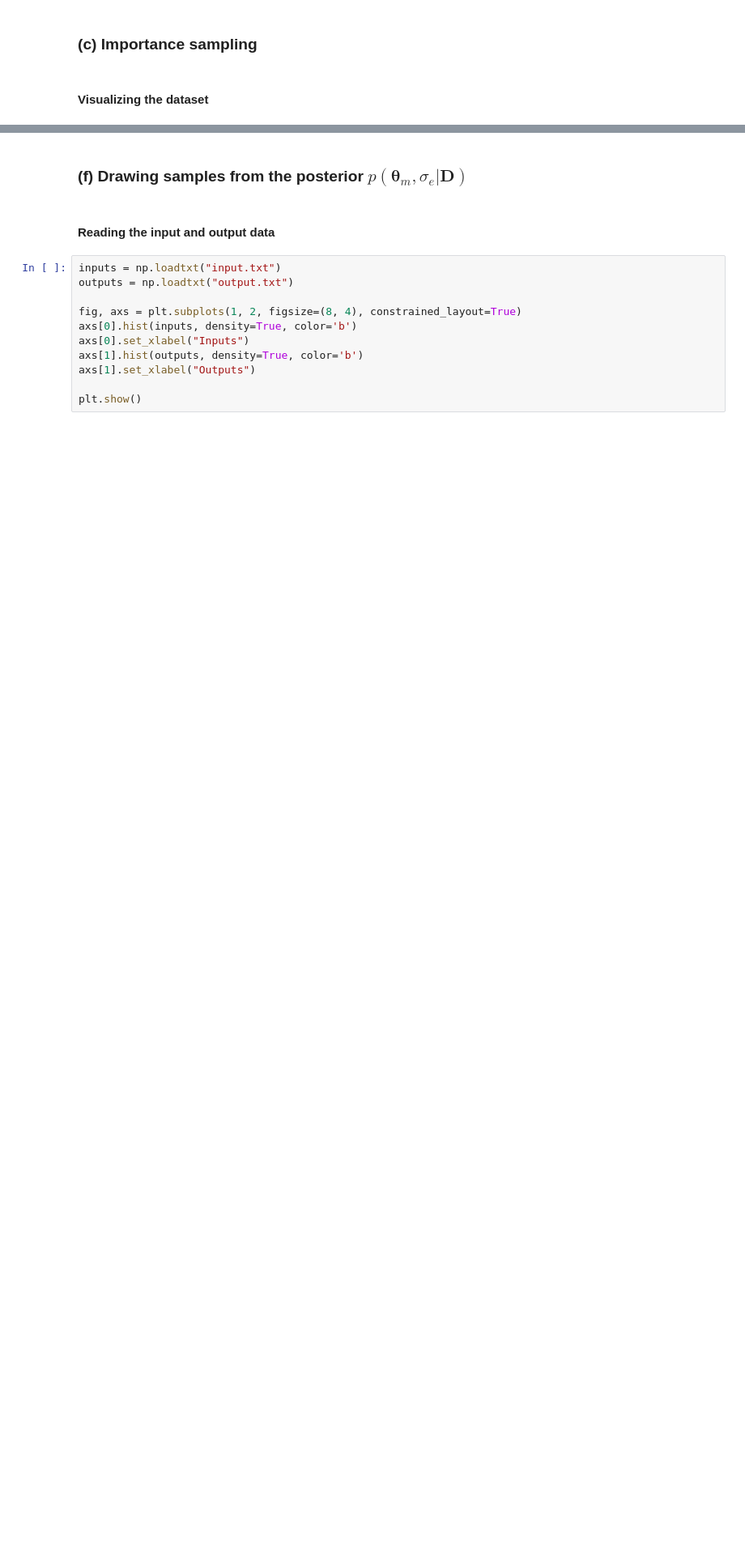
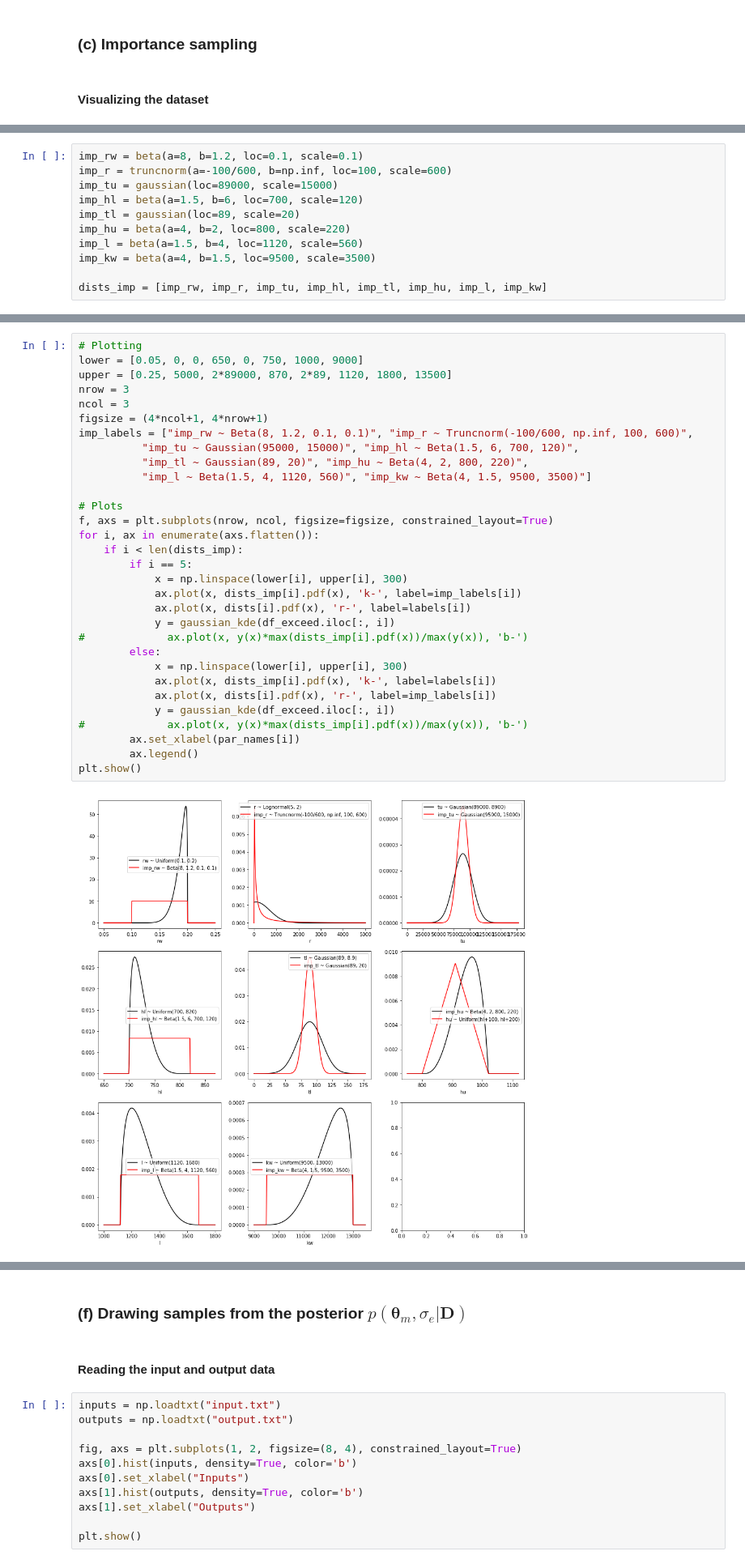
Before and after one commit to bsaakash/aakash_simcenter, a Jupyter notebook: Question3.ipynb, the cells around one changed output, grey strips where cells are left out. Shown at 81% size. Saved outputs shown, nothing was run; the diff lists cells and outputs as text; blank space fills up the shorter version.

```diff
--- a/Question3.ipynb
+++ b/Question3.ipynb
@@ -229,0 +234,11 @@ g = sns.pairplot(df, corner=False, diag_kind="kde", hue="exceed")
+# %%
+imp_rw = beta(a=8, b=1.2, loc=0.1, scale=0.1)
+imp_r = truncnorm(a=-100/600, b=np.inf, loc=100, scale=600)
+imp_tu = gaussian(loc=89000, scale=15000)
+imp_hl = beta(a=1.5, b=6, loc=700, scale=120)
+imp_tl = gaussian(loc=89, scale=20)
+imp_hu = beta(a=4, b=2, loc=800, scale=220)
+imp_l = beta(a=1.5, b=4, loc=1120, scale=560)
+imp_kw = beta(a=4, b=1.5, loc=9500, scale=3500)
+
+dists_imp = [imp_rw, imp_r, imp_tu, imp_hl, imp_tl, imp_hu, imp_l, imp_kw]
@@ -229,0 +247,33 @@ g = sns.pairplot(df, corner=False, diag_kind="kde", hue="exceed")
+# %%
+# Plotting
+lower = [0.05, 0, 0, 650, 0, 750, 1000, 9000]
+upper = [0.25, 5000, 2*89000, 870, 2*89, 1120, 1800, 13500]
+nrow = 3
+ncol = 3
+figsize = (4*ncol+1, 4*nrow+1)
+imp_labels = ["imp_rw ~ Beta(8, 1.2, 0.1, 0.1)", "imp_r ~ Truncnorm(-100/600, np.inf, 100, 600)",
+          "imp_tu ~ Gaussian(95000, 15000)", "imp_hl ~ Beta(1.5, 6, 700, 120)",
+          "imp_tl ~ Gaussian(89, 20)", "imp_hu ~ Beta(4, 2, 800, 220)",
+          "imp_l ~ Beta(1.5, 4, 1120, 560)", "imp_kw ~ Beta(4, 1.5, 9500, 3500)"]
+
+# Plots
+f, axs = plt.subplots(nrow, ncol, figsize=figsize, constrained_layout=True)
+for i, ax in enumerate(axs.flatten()):
+    if i < len(dists_imp):
+        if i == 5:
+            x = np.linspace(lower[i], upper[i], 300)
+            ax.plot(x, dists_imp[i].pdf(x), 'k-', label=imp_labels[i])
+            ax.plot(x, dists[i].pdf(x), 'r-', label=labels[i])
+            y = gaussian_kde(df_exceed.iloc[:, i])
+#             ax.plot(x, y(x)*max(dists_imp[i].pdf(x))/max(y(x)), 'b-')
+        else:
+            x = np.linspace(lower[i], upper[i], 300)
+            ax.plot(x, dists_imp[i].pdf(x), 'k-', label=labels[i])
+            ax.plot(x, dists[i].pdf(x), 'r-', label=imp_labels[i])
+            y = gaussian_kde(df_exceed.iloc[:, i])
+#             ax.plot(x, y(x)*max(dists_imp[i].pdf(x))/max(y(x)), 'b-')
+        ax.set_xlabel(par_names[i])
+        ax.legend()
+plt.show()
+# %% [output]
+[figure, added]
```
Also changed, not shown: parts of 20 cells of this notebook.
